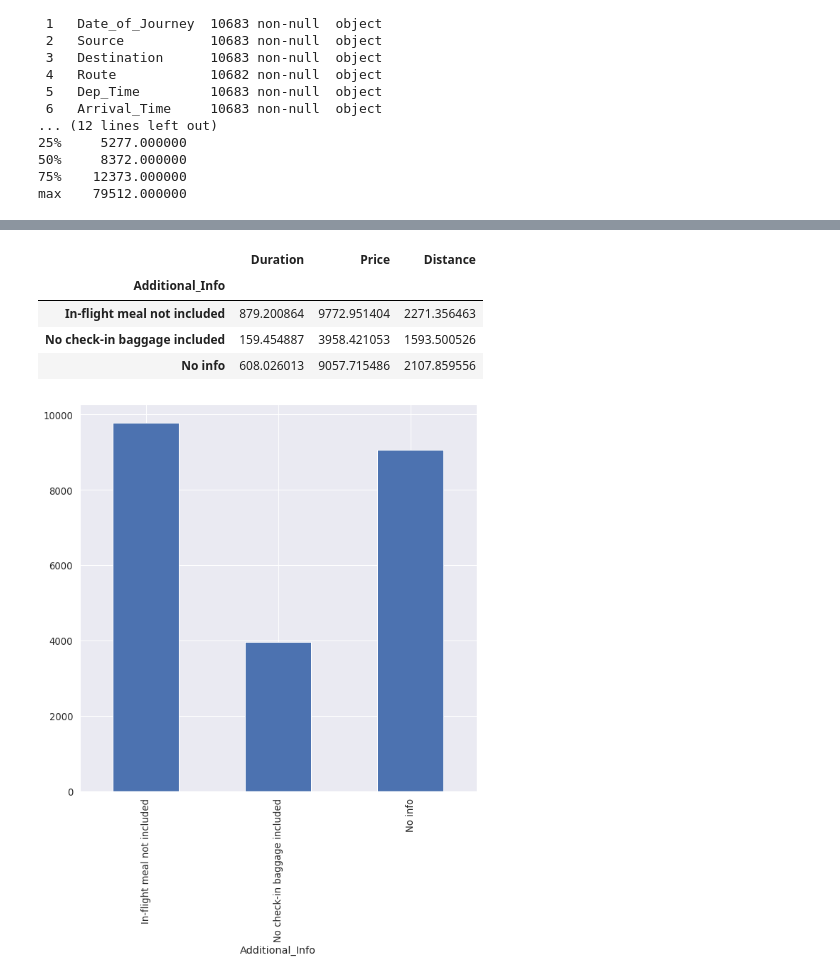
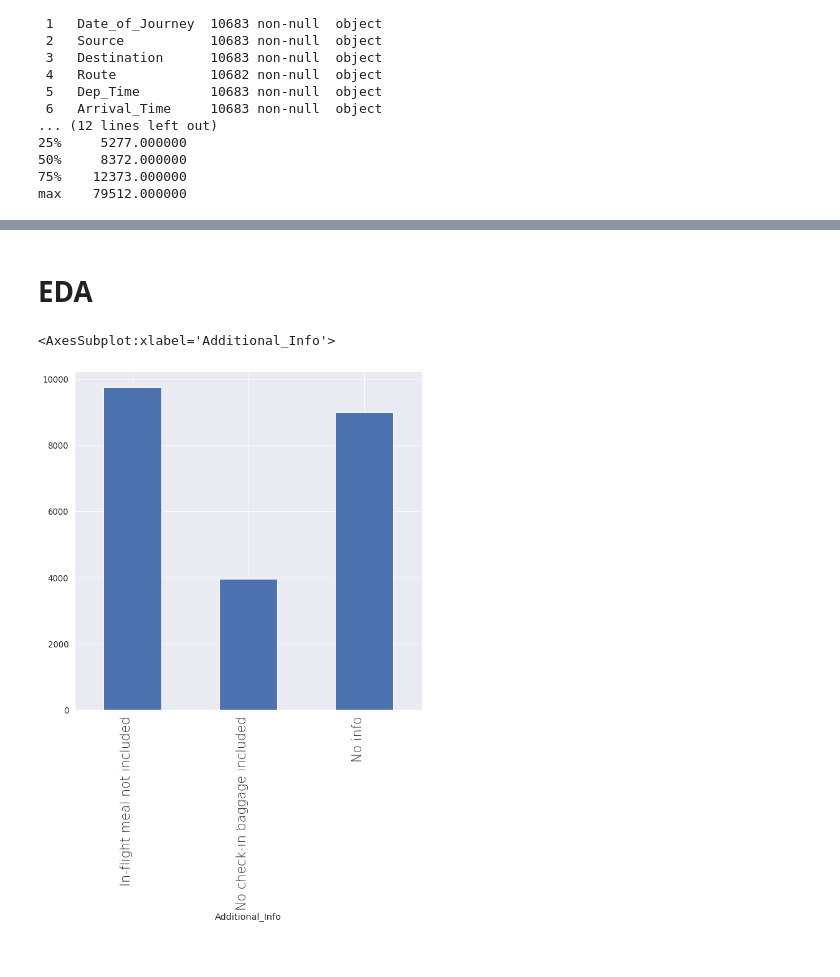
Before and after one commit to mabdulbaqui/Airlines, a Jupyter notebook: NoteBook/notbook.ipynb, the cells around one changed output, grey strips where cells are left out. Saved outputs shown, nothing was run; the diff lists cells and outputs as text; code cells hidden in the pictures.

```diff
--- a/NoteBook/notbook.ipynb
+++ b/NoteBook/notbook.ipynb
@@ -42,0 +33,5 @@ df['Distance'] = df['Distance'].astype(float)
+# %%
+df = df.dropna()
+df=df.drop_duplicates()
+df.reset_index(drop=True, inplace=True)
+df
@@ -66,3 +75,5 @@ Business class                     4
 Red-eye flight                     1
 2 Long layover                     1
 Name: Additional_Info, dtype: int64
+# %%
+df['Date_of_Journey']=pd.to_datetime(df['Date_of_Journey'])
@@ -68,0 +82,4 @@ Name: Additional_Info, dtype: int64
+# %%
+df['Day_of_Journey']=df['Date_of_Journey'].dt.day
+df['Month_of_Journey']=df['Date_of_Journey'].dt.month
+df['Season_of_Journey']=df['Month_of_Journey']%12 // 3 +1
@@ -118,13 +129,11 @@ array([[<AxesSubplot:title={'center':'Duration'}>,
+# %% [markdown]
+# EDA
 # %%
+mlb.Visualization.inc_plt()
 x=df.groupby(df['Additional_Info']).mean()
 x['Price'].plot(kind='bar')
-x
 # %% [output]
-|  | Duration | Price | Distance |
-| Additional_Info |  |  |  |
-| In-flight meal not included | 879.200864 | 9772.951404 | 2271.356463 |
-| No check-in baggage included | 159.454887 | 3958.421053 | 1593.500526 |
-| No info | 608.026013 | 9057.715486 | 2107.859556 |
+<AxesSubplot:xlabel='Additional_Info'>
-[figure, old version]
+[figure, new version]
 # %%
 df.drop(['Date_of_Journey','Source','Destination','Dep_Time','Arrival_Time'],inplace=True,axis=1)
```
Also changed, not shown: parts of 27 cells of this notebook.
